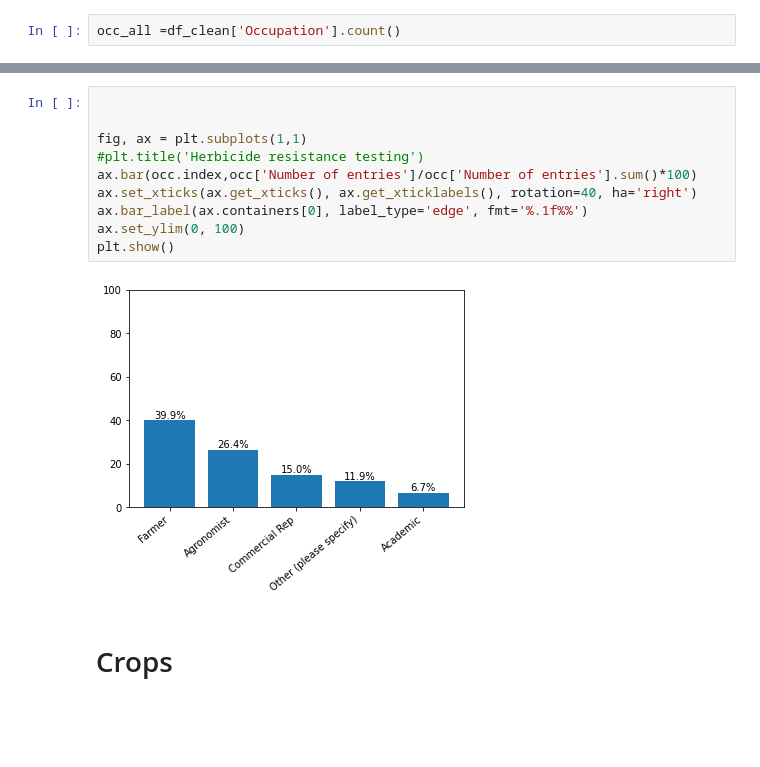
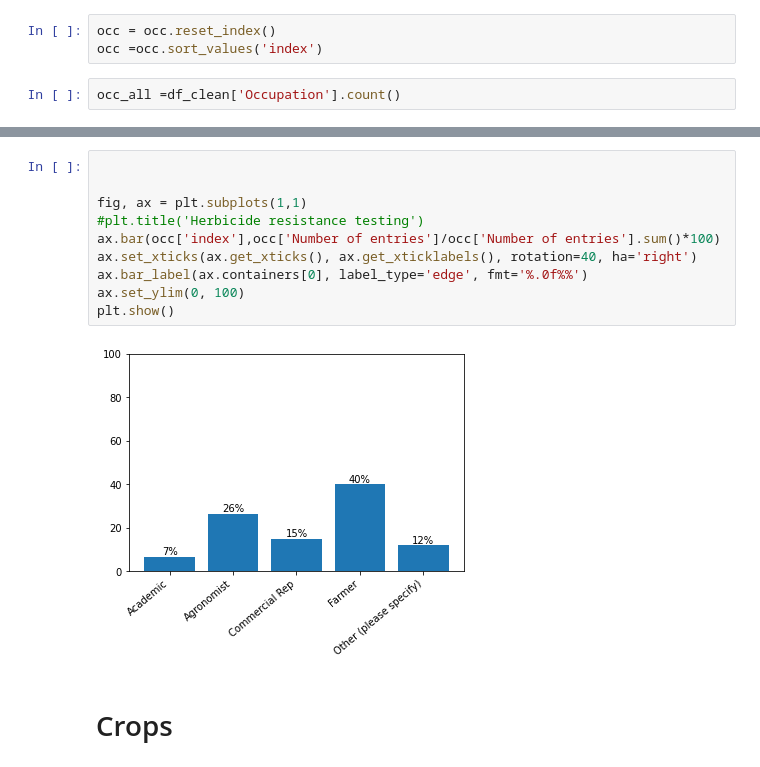
Before and after one commit to pyagoubi/Stuff, a Jupyter notebook: Weedsmart.ipynb, the cells around one changed output, grey strips where cells are left out. Saved outputs shown, nothing was run; the diff lists cells and outputs as text; blank space fills up the shorter version.

```diff
--- a/Weedsmart.ipynb
+++ b/Weedsmart.ipynb
@@ -98,5 +162,8 @@ pd.DataFrame(df_clean['Occupation'].value_counts()/df_clean['Occupation'].value_
 | Academic | 6.7% |
 # %%
 occ= pd.DataFrame(df_clean['Occupation'].value_counts()).rename(columns={'Occupation':'Number of entries'})
+# %%
+occ = occ.reset_index()
+occ =occ.sort_values('index')
 # %%
 occ_all =df_clean['Occupation'].count()
@@ -103,15 +179,15 @@ occ_all =df_clean['Occupation'].count()
 # %%
 
 
 fig, ax = plt.subplots(1,1)
 #plt.title('Herbicide resistance testing')
-ax.bar(occ.index,occ['Number of entries']/occ['Number of entries'].sum()*100)
+ax.bar(occ['index'],occ['Number of entries']/occ['Number of entries'].sum()*100)
 ax.set_xticks(ax.get_xticks(), ax.get_xticklabels(), rotation=40, ha='right')
-ax.bar_label(ax.containers[0], label_type='edge', fmt='%.1f%%')
+ax.bar_label(ax.containers[0], label_type='edge', fmt='%.0f%%')
 ax.set_ylim(0, 100)
 plt.show()
 # %% [output]
-[figure, old version]
+[figure, new version]
 # %% [markdown]
 # Crops
 # %% [markdown]
```
Also changed, not shown: parts of 54 cells of this notebook.
